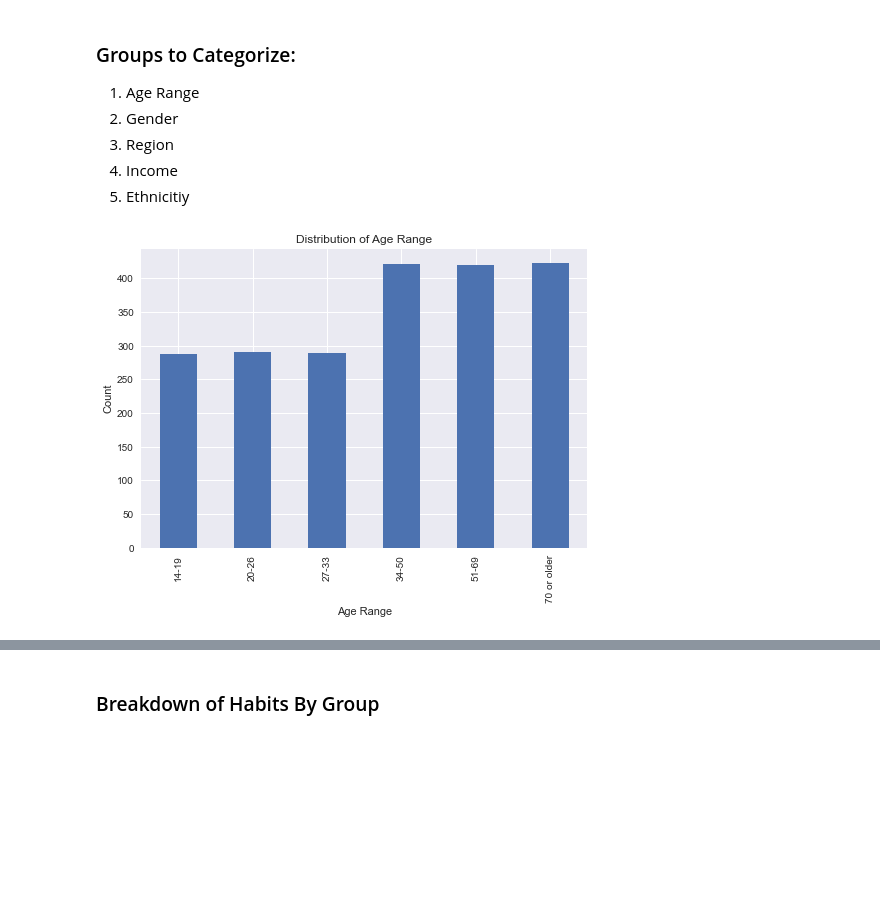
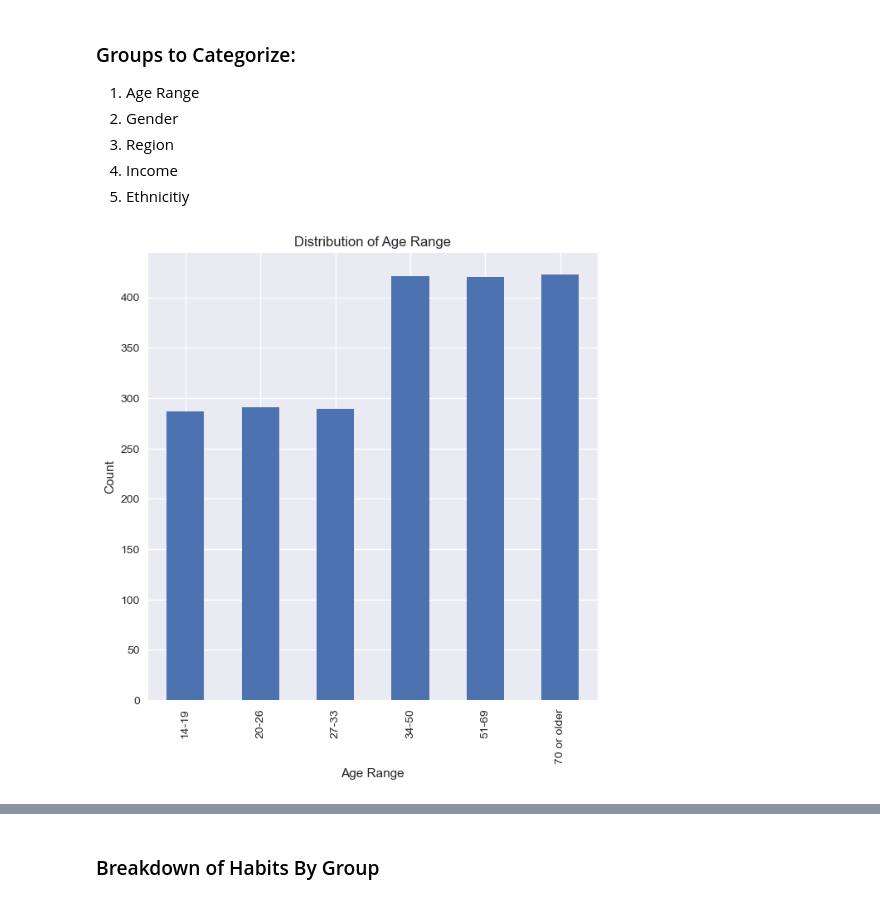
Before and after one commit to abhilashbiswas/customer_segmentation_for_news_outlet, a Jupyter notebook: eda.ipynb, the cells around one changed output, grey strips where cells are left out. Cells and saved outputs as stored; diff of their text form; code cells hidden in the pictures; blank space fills up the shorter version.

```diff
--- a/eda.ipynb
+++ b/eda.ipynb
@@ -33,15 +34,16 @@ df['willing_to_pay_no_ads_news'] = pd.Categorical(df['willing_to_pay_no_ads_news
 # %%
 # Plot Distribution of Each of Those Groups
 
 # Age Range
+plt.figure(figsize=(7,7))
 pd.Categorical(df['age_range'])\
     .value_counts()\
     .plot(kind='bar')
 plt.title('Distribution of Age Range')
 plt.xlabel('Age Range'); plt.ylabel('Count')
 plt.show()
 # %% [output]
-[figure, old version]
+[figure, new version]
 # %%
 # Distribution of Gender
 df['gender'].value_counts().plot(kind='bar')
```
Also changed, not shown: parts of 15 cells of this notebook.
